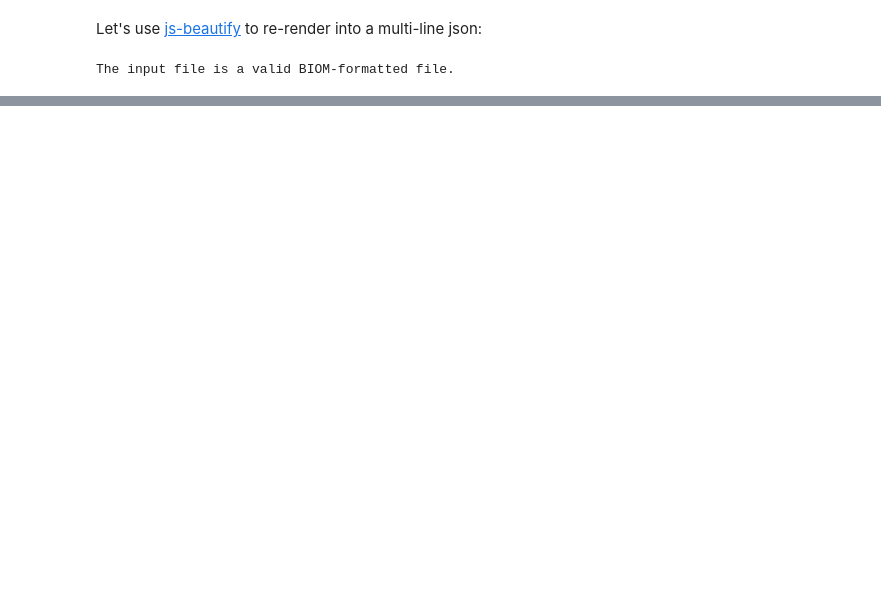
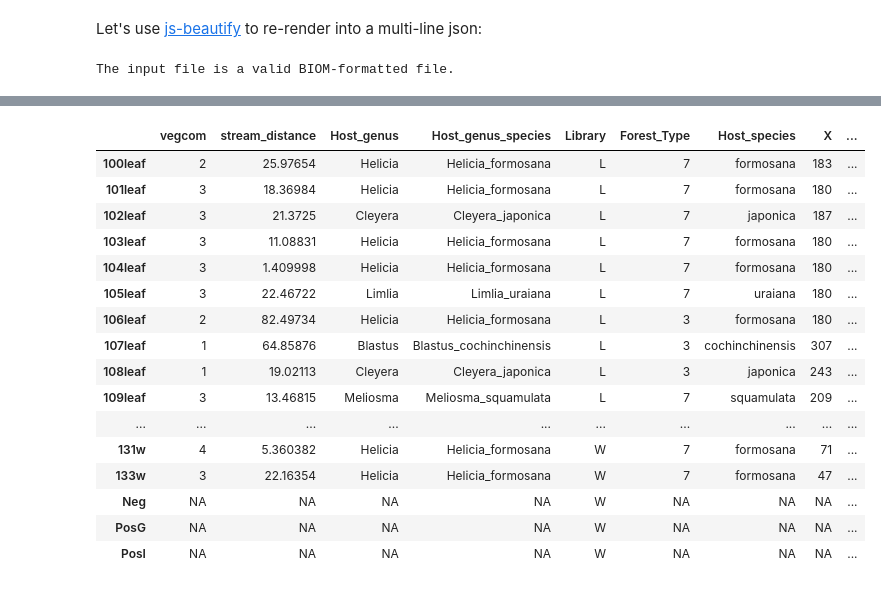
Before and after one commit to danchurch/taiwan_combined, a Jupyter notebook: combo_biome-revived.ipynb, the cells around one changed output, grey strips where cells are left out. Saved outputs shown, nothing was run; the diff lists cells and outputs as text; code cells hidden in the pictures; blank space fills up the shorter version.

```diff
--- a/combo_biome-revived.ipynb
+++ b/combo_biome-revived.ipynb
@@ -1019,0 +1054,20 @@ head -n 20 combo_otu_wMeta_pretty.biom
+# %%
+sample_data(biom95_meta)
+# %% [output]
+|  | vegcom | stream_distance | Host_genus | Host_genus_species | Library | Forest_Type | Host_species | X | ... |
+| 100leaf | 2 | 25.97654 | Helicia | Helicia_formosana | L | 7 | formosana | 183 | ... |
+| 101leaf | 3 | 18.36984 | Helicia | Helicia_formosana | L | 7 | formosana | 180 | ... |
+| 102leaf | 3 | 21.3725 | Cleyera | Cleyera_japonica | L | 7 | japonica | 187 | ... |
+| 103leaf | 3 | 11.08831 | Helicia | Helicia_formosana | L | 7 | formosana | 180 | ... |
+| 104leaf | 3 | 1.409998 | Helicia | Helicia_formosana | L | 7 | formosana | 180 | ... |
+| 105leaf | 3 | 22.46722 | Limlia | Limlia_uraiana | L | 7 | uraiana | 180 | ... |
+| 106leaf | 2 | 82.49734 | Helicia | Helicia_formosana | L | 3 | formosana | 180 | ... |
+| 107leaf | 1 | 64.85876 | Blastus | Blastus_cochinchinensis | L | 3 | cochinchinensis | 307 | ... |
+| 108leaf | 1 | 19.02113 | Cleyera | Cleyera_japonica | L | 3 | japonica | 243 | ... |
+| 109leaf | 3 | 13.46815 | Meliosma | Meliosma_squamulata | L | 7 | squamulata | 209 | ... |
+| ... | ... | ... | ... | ... | ... | ... | ... | ... | ... |
+| 131w | 4 | 5.360382 | Helicia | Helicia_formosana | W | 7 | formosana | 71 | ... |
+| 133w | 3 | 22.16354 | Helicia | Helicia_formosana | W | 7 | formosana | 47 | ... |
+| Neg | NA | NA | NA | NA | W | NA | NA | NA | ... |
+| PosG | NA | NA | NA | NA | W | NA | NA | NA | ... |
+| PosI | NA | NA | NA | NA | W | NA | NA | NA | ... |
```
Also changed, not shown: parts of 11 cells of this notebook, 4 other files.
